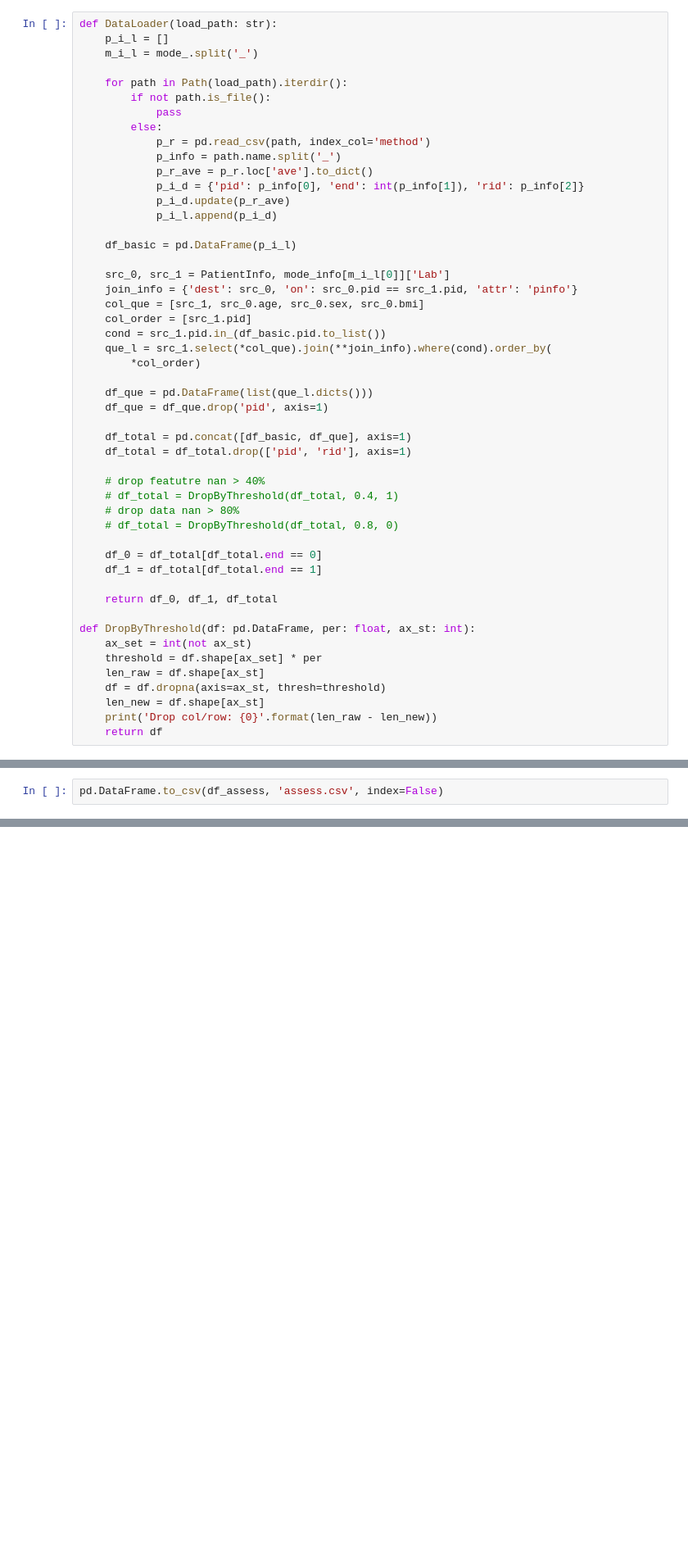
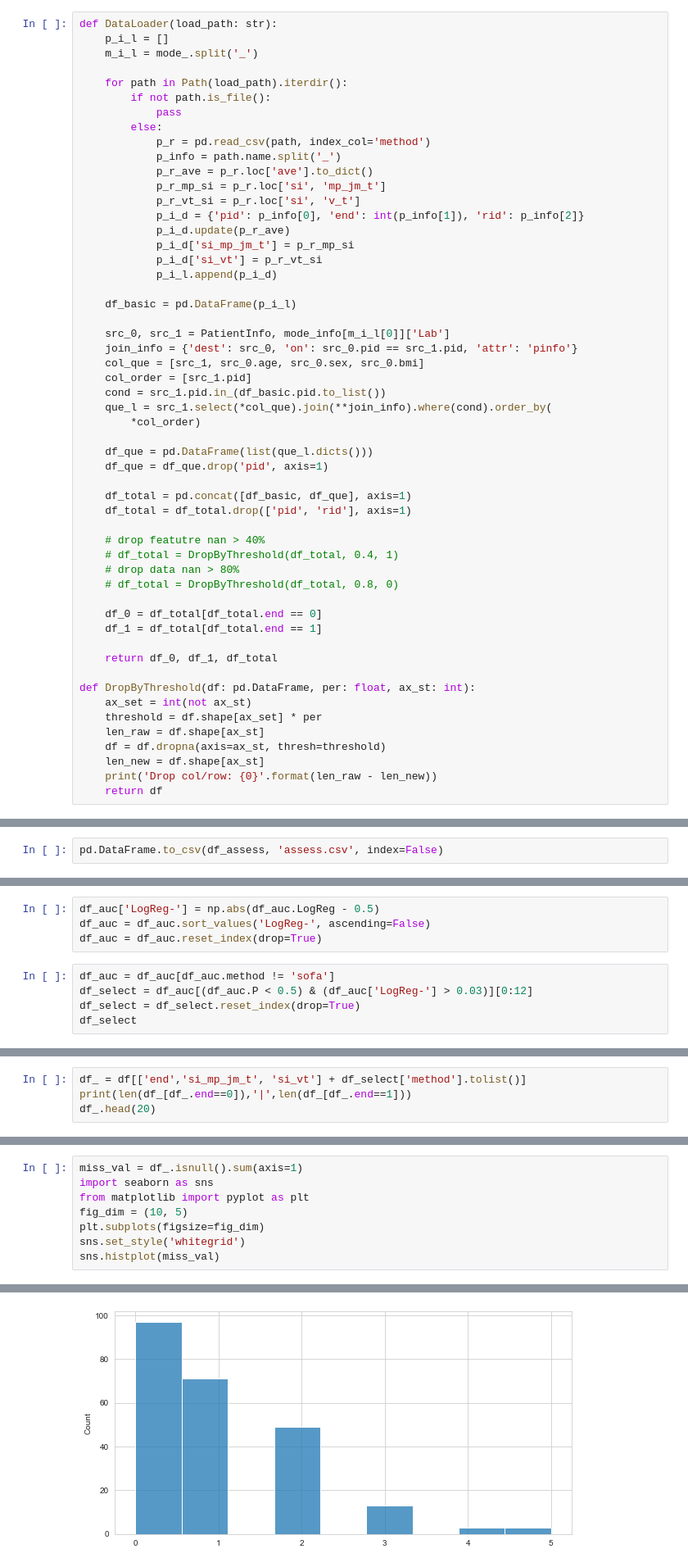
Before and after one commit to HansenBurger/ExtubeWeanPrediction, a Jupyter notebook: attr_process.ipynb, the cells around one changed output, grey strips where cells are left out. Shown at 82% size. Drawn from its saved outputs; the diff is of its cells as text; blank space fills up the shorter version.

```diff
--- a/attr_process.ipynb
+++ b/attr_process.ipynb
@@ -34,8 +34,12 @@ def DataLoader(load_path: str):
             p_r = pd.read_csv(path, index_col='method')
             p_info = path.name.split('_')
             p_r_ave = p_r.loc['ave'].to_dict()
+            p_r_mp_si = p_r.loc['si', 'mp_jm_t']
+            p_r_vt_si = p_r.loc['si', 'v_t']
             p_i_d = {'pid': p_info[0], 'end': int(p_info[1]), 'rid': p_info[2]}
             p_i_d.update(p_r_ave)
+            p_i_d['si_mp_jm_t'] = p_r_mp_si
+            p_i_d['si_vt'] = p_r_vt_si
             p_i_l.append(p_i_d)
 
     df_basic = pd.DataFrame(p_i_l)
@@ -158,0 +125,9 @@ df_auc
+# %%
+df_auc['LogReg-'] = np.abs(df_auc.LogReg - 0.5)
+df_auc = df_auc.sort_values('LogReg-', ascending=False)
+df_auc = df_auc.reset_index(drop=True)
+# %%
+df_auc = df_auc[df_auc.method != 'sofa']
+df_select = df_auc[(df_auc.P < 0.5) & (df_auc['LogReg-'] > 0.03)][0:12]
+df_select = df_select.reset_index(drop=True)
+df_select
@@ -158,0 +148,4 @@ df_auc
+# %%
+df_ = df[['end','si_mp_jm_t', 'si_vt'] + df_select['method'].tolist()]
+print(len(df_[df_.end==0]),'|',len(df_[df_.end==1]))
+df_.head(20)
@@ -158,0 +171,9 @@ df_auc
+# %%
+miss_val = df_.isnull().sum(axis=1)
+import seaborn as sns
+from matplotlib import pyplot as plt
+fig_dim = (10, 5)
+plt.subplots(figsize=fig_dim)
+sns.set_style('whitegrid')
+sns.histplot(miss_val)
+# %% [output]
@@ -158,0 +181 @@ df_auc
+[figure, added]
```
Also changed, not shown: parts of 8 cells of this notebook, 5 other files.
